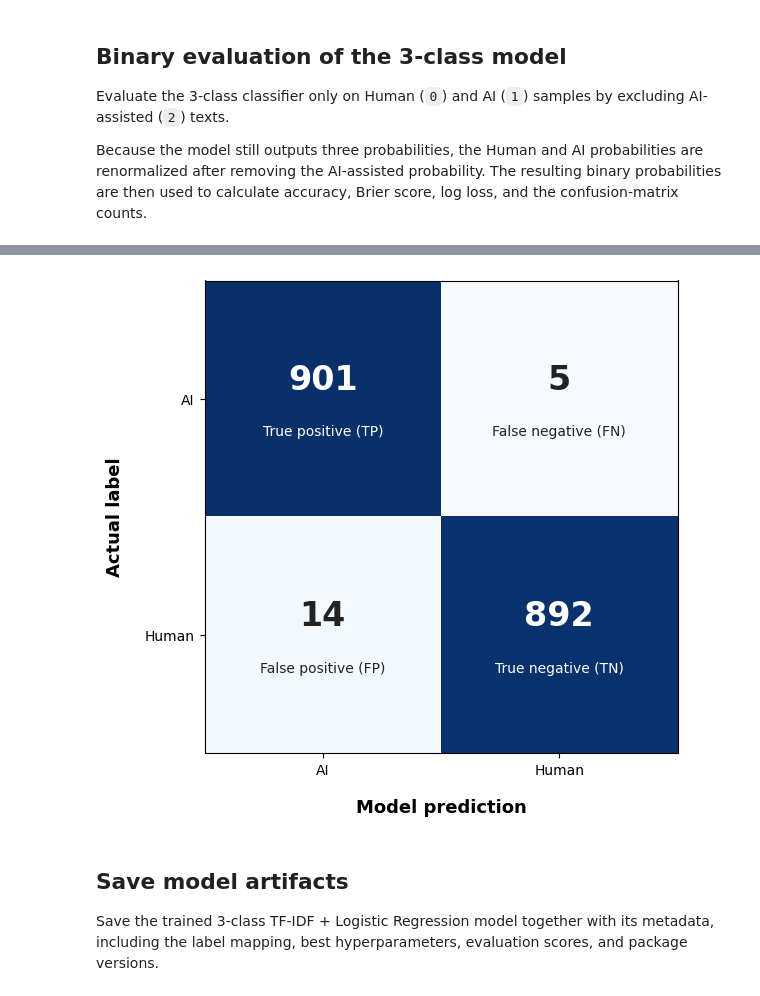
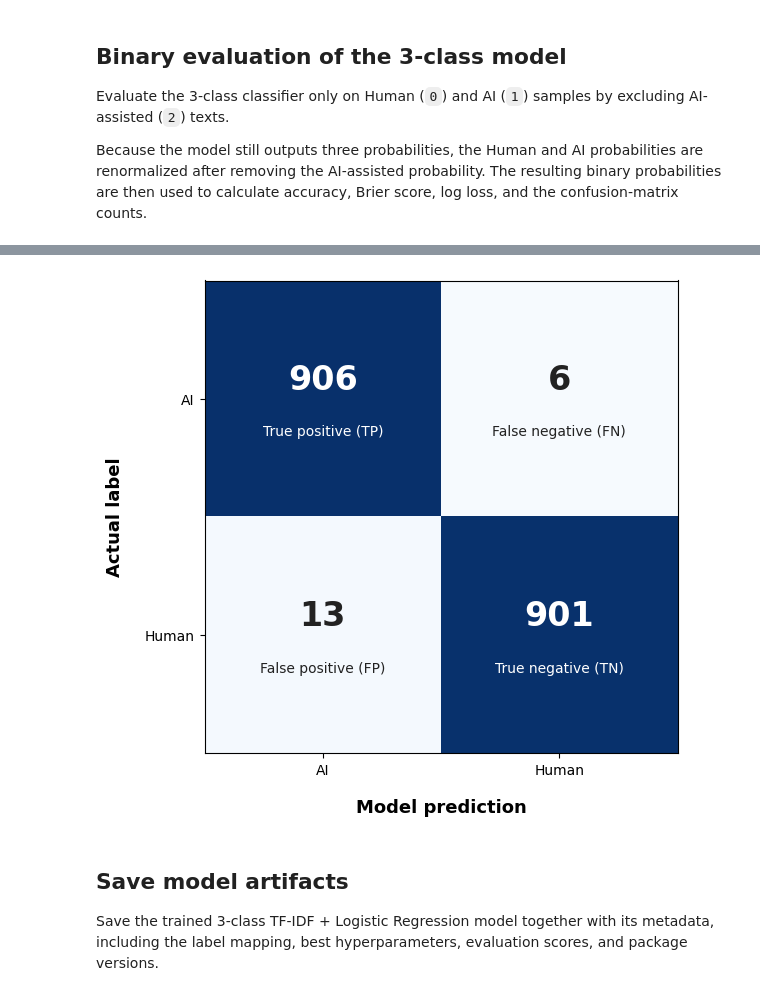
Before and after one commit to HassanHijaze/german-ai-text-detector-from-scratch, a Jupyter notebook: 05_logreg-baseline/Logestic_Regression (1).ipynb, the cells around one changed output, grey strips where cells are left out. Drawn from its saved outputs; the diff is of its cells as text; code cells hidden in the pictures.

```diff
--- a/05_logreg/Logestic_Regression.ipynb
+++ b/05_logreg-baseline/Logestic_Regression (1).ipynb
@@ -33,7 +33,7 @@ import pandas as pd
 ### Load the dataset
 # %%
 dataset = load_from_disk(
-    "data/hf-dataset-3class-human-old"
+    "data/hf-dataset-3class-full"
 )
 
 dataset
@@ -605,33 +652,53 @@ binary_evaluation.style.format(
 # %%
 import matplotlib.pyplot as plt
+import numpy as np
+import pandas as pd
+from sklearn.metrics import confusion_matrix
 
 # Test set only: keep Human (0) and AI (1)
-labels = np.asarray(dataset["test"]["label"], dtype=np.int64)
+labels = np.asarray(
+    dataset["test"]["label"],
+    dtype=np.int64,
+)
+
 mask = labels != 2
 
-texts = np.asarray(dataset["test"]["text"], dtype=object)[mask]
+texts = np.asarray(
+    dataset["test"]["text"],
+    dtype=object,
+)[mask]
+
 y_true = labels[mask]
 
 # 3-class model probabilities
-probabilities = best_model.predict_proba(texts)
+probabilities = best_model.predict_proba(
+    texts
+)
 
 human_prob = probabilities[:, 0]
 ai_prob = probabilities[:, 1]
 
 # Renormalize between Human and AI only
-ai_probability = ai_prob / (human_prob + ai_prob)
+ai_probability = (
+    ai_prob
+    / (human_prob + ai_prob)
+)
 
 # Binary prediction
-y_pred = (ai_probability >= 0.5).astype(np.int64)
+y_pred = (
+    ai_probability >= 0.5
+).astype(np.int64)
 
 # Confusion matrix
 cm = confusion_matrix(
     y_true,
     y_pred,
-    labels=[1, 0],   # AI first, then Human
+    labels=[1, 0],
 )
 
-fig, ax = plt.subplots(figsize=(6, 6))
+fig, ax = plt.subplots(
+    figsize=(6, 6)
+)
 
 ax.imshow(
     cm,
@@ -640,10 +707,18 @@ ax.imshow(
     vmax=cm.max(),
 )
 
-cell_labels = np.array([
-    ["True positive (TP)", "False negative (FN)"],
-    ["False positive (FP)", "True negative (TN)"],
-])
+cell_labels = np.array(
+    [
+        [
+            "True positive (TP)",
+            "False negative (FN)",
+        ],
+        [
+            "False positive (FP)",
+            "True negative (TN)",
+        ],
+    ]
+)
 
 for row in range(2):
     for column in range(2):
@@ -675,36 +750,66 @@ for row in range(2):
             va="center",
             color=text_color,
             fontsize=10,
         )
 
 ax.set_xticks(
     [0, 1],
-    labels=["AI", "Human"],
+    labels=[
+        "AI",
+        "Human",
+    ],
 )
 
 ax.set_yticks(
     [0, 1],
-    labels=["AI", "Human"],
+    labels=[
+        "AI",
+        "Human",
+    ],
 )
 
 ax.set_xlabel(
     "Model prediction",
     fontsize=13,
     fontweight="bold",
     labelpad=15,
 )
 
 ax.set_ylabel(
     "Actual label",
     fontsize=13,
     fontweight="bold",
     labelpad=15,
 )
 
 fig.tight_layout()
+
+# Save figure
+plt.savefig(
+    "tfidf-logreg-confmat-human-ai.svg",
+    bbox_inches="tight",
+)
+
+# Save confusion matrix table
+confmat_binary_table = pd.DataFrame(
+    cm,
+    index=[
+        "Actual AI",
+        "Actual Human",
+    ],
+    columns=[
+        "Predicted AI",
+        "Predicted Human",
+    ],
+)
+
+confmat_binary_table.to_csv(
+    "tfidf-logreg-confmat-human-ai.csv"
+)
+
 plt.show()
 # %% [output]
-[figure, old version]
+[figure, new version]
 # %% [markdown]
 ## Save model artifacts
 
```
Also changed, not shown: parts of 13 cells of this notebook, 10 other files.
